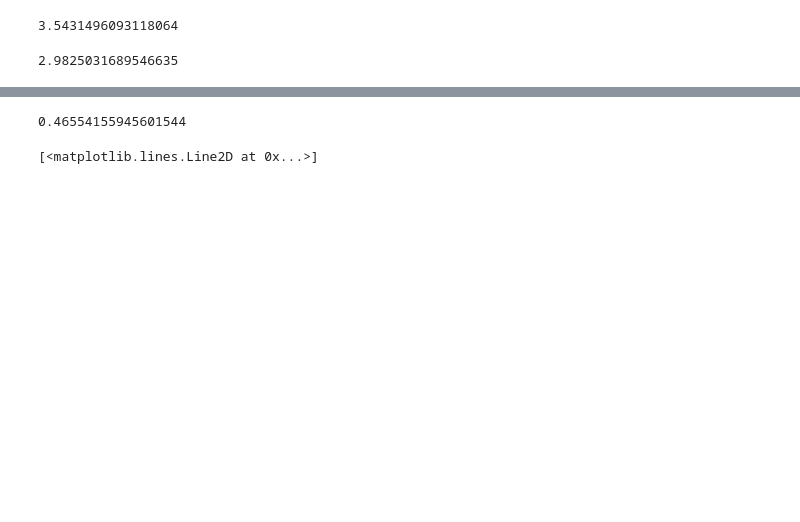
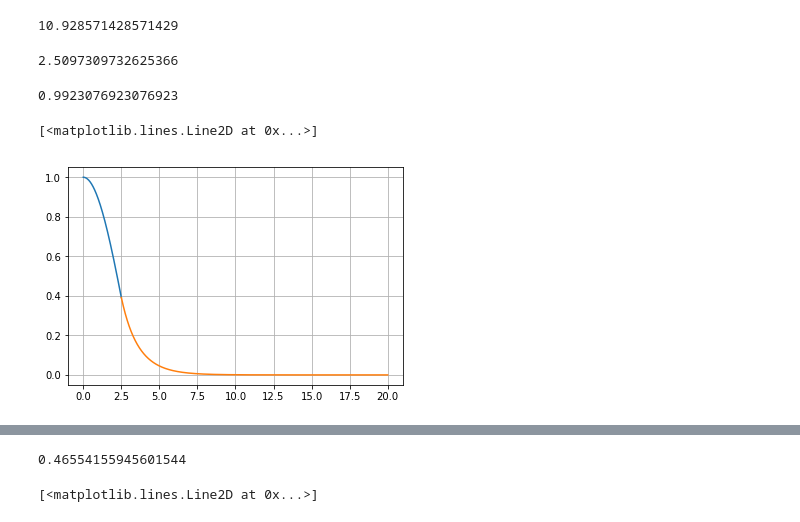
Before and after one commit to tompenny/SIMPLE-nano-Confocal-Microscope, a Jupyter notebook: Confocal Microscope Collection Efficiency.ipynb, the cells around one changed output, grey strips where cells are left out. Cells and saved outputs as stored; diff of their text form; code cells hidden in the pictures; blank space fills up the shorter version.

```diff
--- a/Confocal Microscope Collection Efficiency.ipynb
+++ b/Confocal Microscope Collection Efficiency.ipynb
@@ -16,11 +20,14 @@ n3 = 1.5
 k0 = omega/c
 k1 = k0*n1
 k3 = k0*n3
-f1 = 1.8*10**(-3) # this is the vienna value for now based on a magnification of 8.5 being best
+f1 = 1.4*10**(-3) # this is the vienna value for now based on a magnification of 8.5 being best
 f3 = 15.3*10**(-3) # just a value for now
 M = f3/f1 # Magnification - f3 is the variable we want to optimise
+print(M)
 z3 = 0 #?????? position of fibre, origin at dipole??????
 rho3 = 0 #?????? think this is coordinate (polar) so 0 when not displaced
+# %% [output]
+10.928571428571429
 # %%
 def g_theta(theta):
     g = (1-(np.sin(theta)/M)**2)**(1/2)
@@ -70,8 +77,8 @@ for phi3 in phi3l:
 a = 2.5*10**(-6)
 r = np.linspace(0, a, 1000)
 nco = 1.45
-ncl = 1.43
-beta = nco*k0*0.996
+ncl = 1.44
+beta = nco*k0*0.9968
 u = a*np.sqrt(nco**2*k0**2 - beta**2)
 w = a*np.sqrt(beta**2 - ncl**2*k0**2)
 print(np.sqrt(w**2+u**2))
@@ -83,9 +90,17 @@ sum_E = np.sum(Ex_01)+np.sum(Ex_01_2)
 #Ex_01 = Ex_01/sum_E
 #Ex_01_2 = Ex_01_2/sum_E
 # %% [output]
-3.5431496093118064
+2.5097309732625366
-# %%
-w
-# %% [output]
-2.9825031689546635
+# %%
+1.29/1.3
+# %% [output]
+0.9923076923076923
+# %%
+plt.figure()
+plt.grid()
+plt.plot(r*10**6, Ex_01) ###########There is an additiona **0.7 here#########
+plt.plot(r2*10**6, Ex_01_2) ###########There is an additiona **0.7 here#########
+# %% [output]
+[<matplotlib.lines.Line2D at 0x...>]
+[figure, added]
 # %%
```
Also changed, not shown: parts of 14 cells of this notebook.
